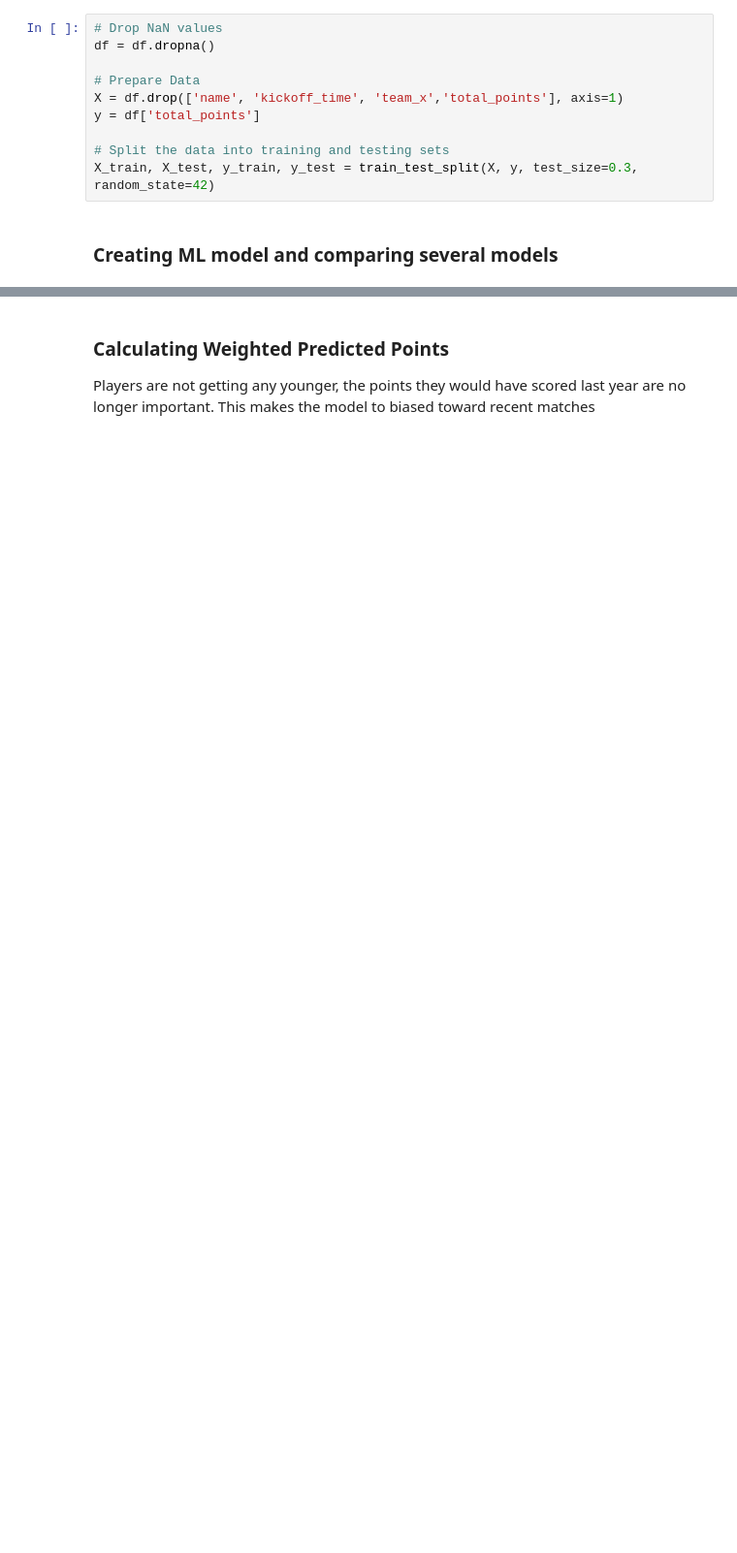
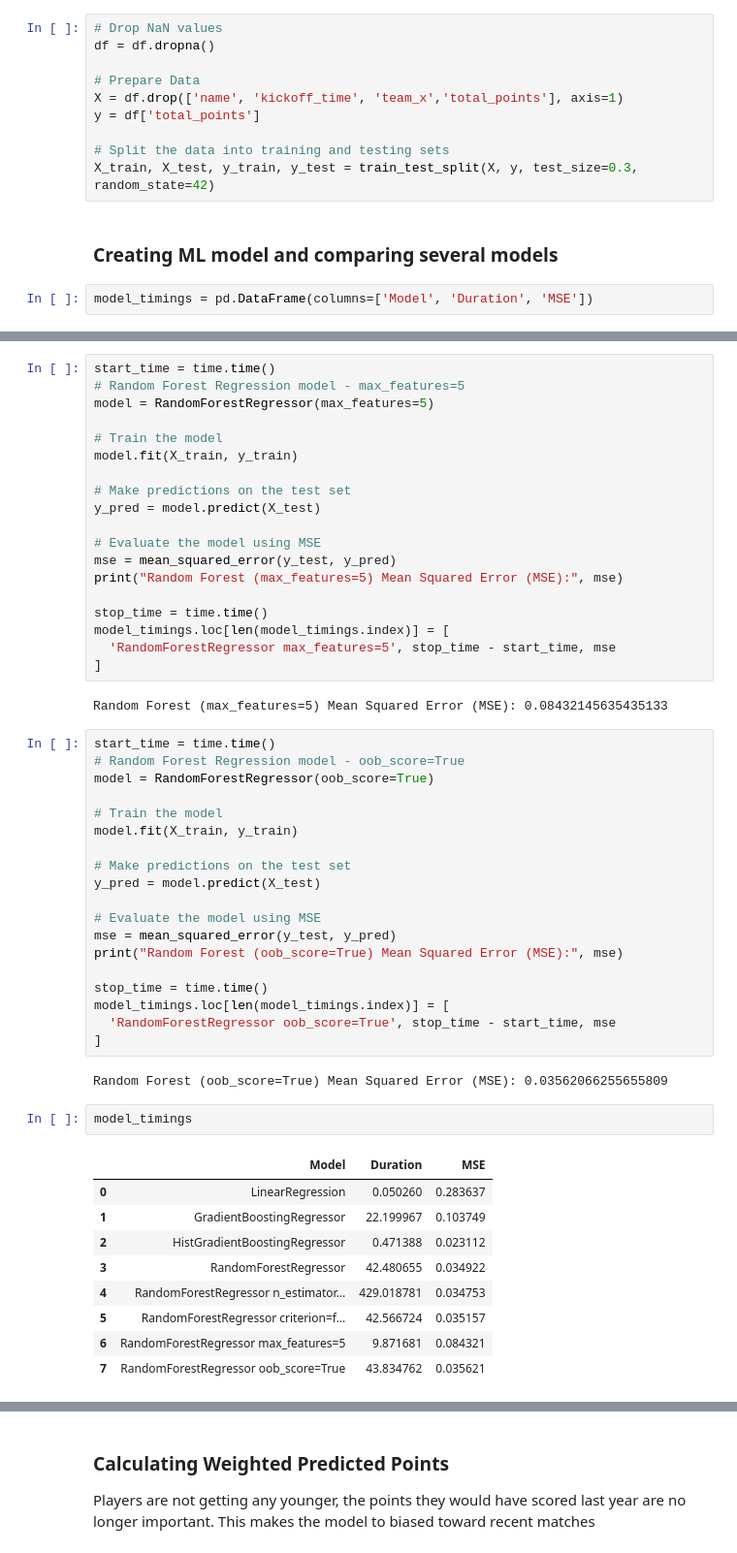
Before and after one commit to vrutkovs/fpl, a Jupyter notebook: fpl_points_predictor.ipynb, the cells around one changed output, grey strips where cells are left out. Shown at 97% size. Cells and saved outputs as stored; diff of their text form; blank space fills up the shorter version.

Commit message:
Add more models

```diff
--- a/fpl_points_predictor.ipynb
+++ b/fpl_points_predictor.ipynb
@@ -193,3 +203,5 @@ y = df['total_points']
 X_train, X_test, y_train, y_test = train_test_split(X, y, test_size=0.3, random_state=42)
 # %% [markdown]
 ### Creating ML model and comparing several models
+# %%
+model_timings = pd.DataFrame(columns=['Model', 'Duration', 'MSE'])
@@ -268,0 +380,54 @@ print("Random Forest Mean Squared Error (MSE):", rf_mse)
+# %%
+start_time = time.time()
+# Random Forest Regression model - max_features=5
+model = RandomForestRegressor(max_features=5)
+
+# Train the model
+model.fit(X_train, y_train)
+
+# Make predictions on the test set
+y_pred = model.predict(X_test)
+
+# Evaluate the model using MSE
+mse = mean_squared_error(y_test, y_pred)
+print("Random Forest (max_features=5) Mean Squared Error (MSE):", mse)
+
+stop_time = time.time()
+model_timings.loc[len(model_timings.index)] = [
+  'RandomForestRegressor max_features=5', stop_time - start_time, mse
+]
+# %% [output]
+Random Forest (max_features=5) Mean Squared Error (MSE): 0.08432145635435133
+# %%
+start_time = time.time()
+# Random Forest Regression model - oob_score=True
+model = RandomForestRegressor(oob_score=True)
+
+# Train the model
+model.fit(X_train, y_train)
+
+# Make predictions on the test set
+y_pred = model.predict(X_test)
+
+# Evaluate the model using MSE
+mse = mean_squared_error(y_test, y_pred)
+print("Random Forest (oob_score=True) Mean Squared Error (MSE):", mse)
+
+stop_time = time.time()
+model_timings.loc[len(model_timings.index)] = [
+  'RandomForestRegressor oob_score=True', stop_time - start_time, mse
+]
+# %% [output]
+Random Forest (oob_score=True) Mean Squared Error (MSE): 0.03562066255655809
+# %%
+model_timings
+# %% [output]
+|  | Model | Duration | MSE |
+| 0 | LinearRegression | 0.050260 | 0.283637 |
+| 1 | GradientBoostingRegressor | 22.199967 | 0.103749 |
+| 2 | HistGradientBoostingRegressor | 0.471388 | 0.023112 |
+| 3 | RandomForestRegressor | 42.480655 | 0.034922 |
+| 4 | RandomForestRegressor n_estimator... | 429.018781 | 0.034753 |
+| 5 | RandomForestRegressor criterion=f... | 42.566724 | 0.035157 |
+| 6 | RandomForestRegressor max_features=5 | 9.871681 | 0.084321 |
+| 7 | RandomForestRegressor oob_score=True | 43.834762 | 0.035621 |
```
Also changed, not shown: parts of 16 cells of this notebook.
